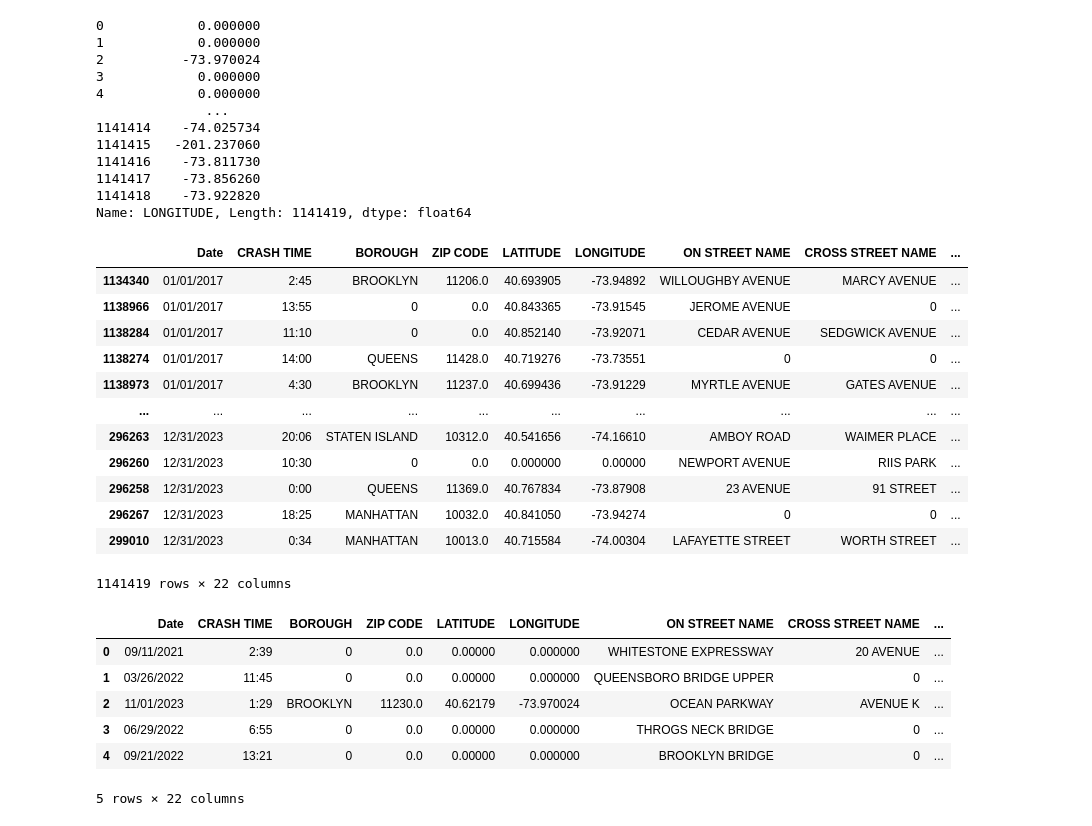
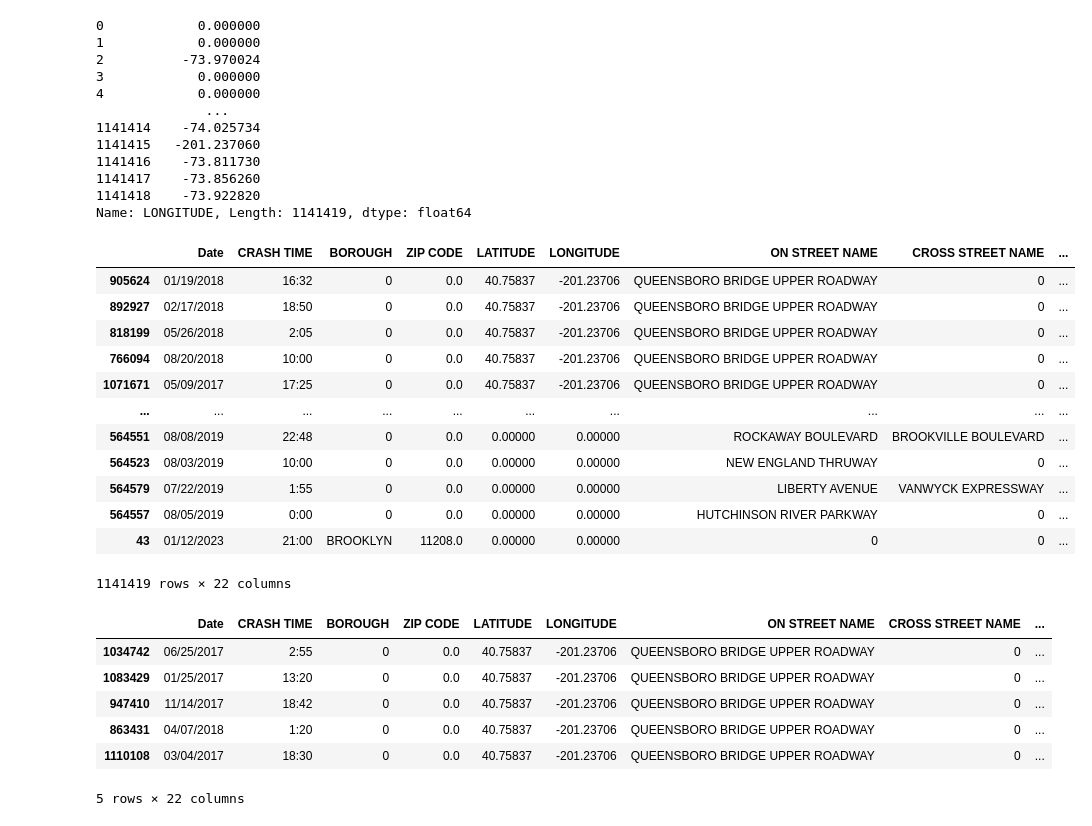
Before and after one commit to connormonsen/IA-340, a Jupyter notebook: lab2.ipynb, the cells around one changed output. Drawn from its saved outputs; the diff is of its cells as text; code cells hidden in the pictures.

```diff
--- a/lab2.ipynb
+++ b/lab2.ipynb
@@ -115,29 +115,30 @@ df['LONGITUDE']
 1141418    -73.922820
 Name: LONGITUDE, Length: 1141419, dtype: float64
 # %%
-df.sort_values(by='Date')
+sorted_df = df.sort_values(by="LONGITUDE")
+display(sorted_df)
 # %% [output]
 |  | Date | CRASH TIME | BOROUGH | ZIP CODE | LATITUDE | LONGITUDE | ON STREET NAME | CROSS STREET NAME | ... |
-| 1134340 | 01/01/2017 | 2:45 | BROOKLYN | 11206.0 | 40.693905 | -73.94892 | WILLOUGHBY AVENUE | MARCY AVENUE | ... |
-| 1138966 | 01/01/2017 | 13:55 | 0 | 0.0 | 40.843365 | -73.91545 | JEROME AVENUE | 0 | ... |
-| 1138284 | 01/01/2017 | 11:10 | 0 | 0.0 | 40.852140 | -73.92071 | CEDAR AVENUE | SEDGWICK AVENUE | ... |
-| 1138274 | 01/01/2017 | 14:00 | QUEENS | 11428.0 | 40.719276 | -73.73551 | 0 | 0 | ... |
-| 1138973 | 01/01/2017 | 4:30 | BROOKLYN | 11237.0 | 40.699436 | -73.91229 | MYRTLE AVENUE | GATES AVENUE | ... |
+| 905624 | 01/19/2018 | 16:32 | 0 | 0.0 | 40.75837 | -201.23706 | QUEENSBORO BRIDGE UPPER ROADWAY | 0 | ... |
+| 892927 | 02/17/2018 | 18:50 | 0 | 0.0 | 40.75837 | -201.23706 | QUEENSBORO BRIDGE UPPER ROADWAY | 0 | ... |
+| 818199 | 05/26/2018 | 2:05 | 0 | 0.0 | 40.75837 | -201.23706 | QUEENSBORO BRIDGE UPPER ROADWAY | 0 | ... |
+| 766094 | 08/20/2018 | 10:00 | 0 | 0.0 | 40.75837 | -201.23706 | QUEENSBORO BRIDGE UPPER ROADWAY | 0 | ... |
+| 1071671 | 05/09/2017 | 17:25 | 0 | 0.0 | 40.75837 | -201.23706 | QUEENSBORO BRIDGE UPPER ROADWAY | 0 | ... |
 | ... | ... | ... | ... | ... | ... | ... | ... | ... | ... |
-| 296263 | 12/31/2023 | 20:06 | STATEN ISLAND | 10312.0 | 40.541656 | -74.16610 | AMBOY ROAD | WAIMER PLACE | ... |
-| 296260 | 12/31/2023 | 10:30 | 0 | 0.0 | 0.000000 | 0.00000 | NEWPORT AVENUE | RIIS PARK | ... |
-| 296258 | 12/31/2023 | 0:00 | QUEENS | 11369.0 | 40.767834 | -73.87908 | 23 AVENUE | 91 STREET | ... |
-| 296267 | 12/31/2023 | 18:25 | MANHATTAN | 10032.0 | 40.841050 | -73.94274 | 0 | 0 | ... |
-| 299010 | 12/31/2023 | 0:34 | MANHATTAN | 10013.0 | 40.715584 | -74.00304 | LAFAYETTE STREET | WORTH STREET | ... |
+| 564551 | 08/08/2019 | 22:48 | 0 | 0.0 | 0.00000 | 0.00000 | ROCKAWAY BOULEVARD | BROOKVILLE BOULEVARD | ... |
+| 564523 | 08/03/2019 | 10:00 | 0 | 0.0 | 0.00000 | 0.00000 | NEW ENGLAND THRUWAY | 0 | ... |
+| 564579 | 07/22/2019 | 1:55 | 0 | 0.0 | 0.00000 | 0.00000 | LIBERTY AVENUE | VANWYCK EXPRESSWAY | ... |
+| 564557 | 08/05/2019 | 0:00 | 0 | 0.0 | 0.00000 | 0.00000 | HUTCHINSON RIVER PARKWAY | 0 | ... |
+| 43 | 01/12/2023 | 21:00 | BROOKLYN | 11208.0 | 0.00000 | 0.00000 | 0 | 0 | ... |
 1141419 rows × 22 columns
 # %%
-df[0:5]
+display(sorted_df.iloc[5:10])
 # %% [output]
 |  | Date | CRASH TIME | BOROUGH | ZIP CODE | LATITUDE | LONGITUDE | ON STREET NAME | CROSS STREET NAME | ... |
-| 0 | 09/11/2021 | 2:39 | 0 | 0.0 | 0.00000 | 0.000000 | WHITESTONE EXPRESSWAY | 20 AVENUE | ... |
-| 1 | 03/26/2022 | 11:45 | 0 | 0.0 | 0.00000 | 0.000000 | QUEENSBORO BRIDGE UPPER | 0 | ... |
-| 2 | 11/01/2023 | 1:29 | BROOKLYN | 11230.0 | 40.62179 | -73.970024 | OCEAN PARKWAY | AVENUE K | ... |
-| 3 | 06/29/2022 | 6:55 | 0 | 0.0 | 0.00000 | 0.000000 | THROGS NECK BRIDGE | 0 | ... |
-| 4 | 09/21/2022 | 13:21 | 0 | 0.0 | 0.00000 | 0.000000 | BROOKLYN BRIDGE | 0 | ... |
+| 1034742 | 06/25/2017 | 2:55 | 0 | 0.0 | 40.75837 | -201.23706 | QUEENSBORO BRIDGE UPPER ROADWAY | 0 | ... |
+| 1083429 | 01/25/2017 | 13:20 | 0 | 0.0 | 40.75837 | -201.23706 | QUEENSBORO BRIDGE UPPER ROADWAY | 0 | ... |
+| 947410 | 11/14/2017 | 18:42 | 0 | 0.0 | 40.75837 | -201.23706 | QUEENSBORO BRIDGE UPPER ROADWAY | 0 | ... |
+| 863431 | 04/07/2018 | 1:20 | 0 | 0.0 | 40.75837 | -201.23706 | QUEENSBORO BRIDGE UPPER ROADWAY | 0 | ... |
+| 1110108 | 03/04/2017 | 18:30 | 0 | 0.0 | 40.75837 | -201.23706 | QUEENSBORO BRIDGE UPPER ROADWAY | 0 | ... |
 5 rows × 22 columns
 # %%
```
Also changed, not shown: parts of 2 cells of this notebook.
